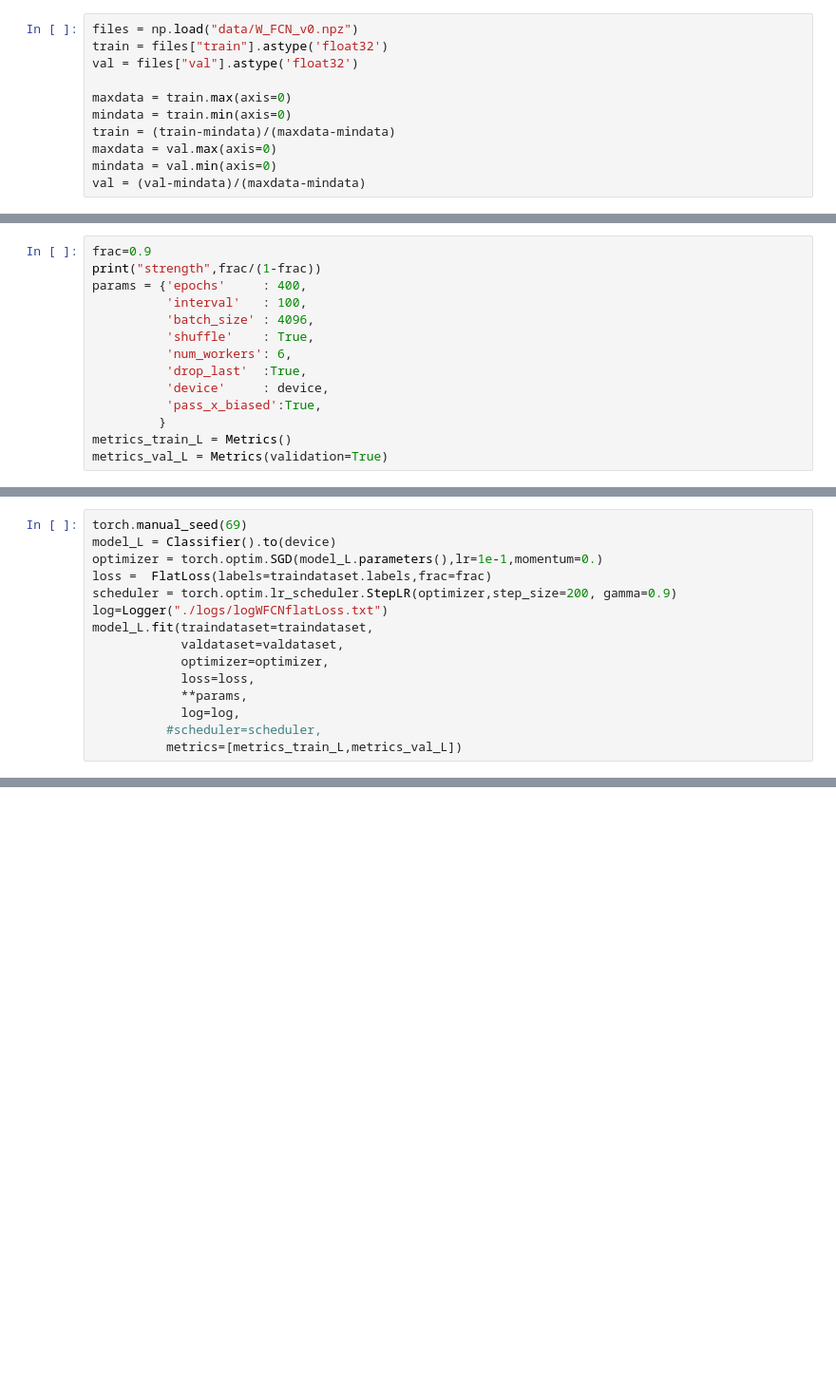
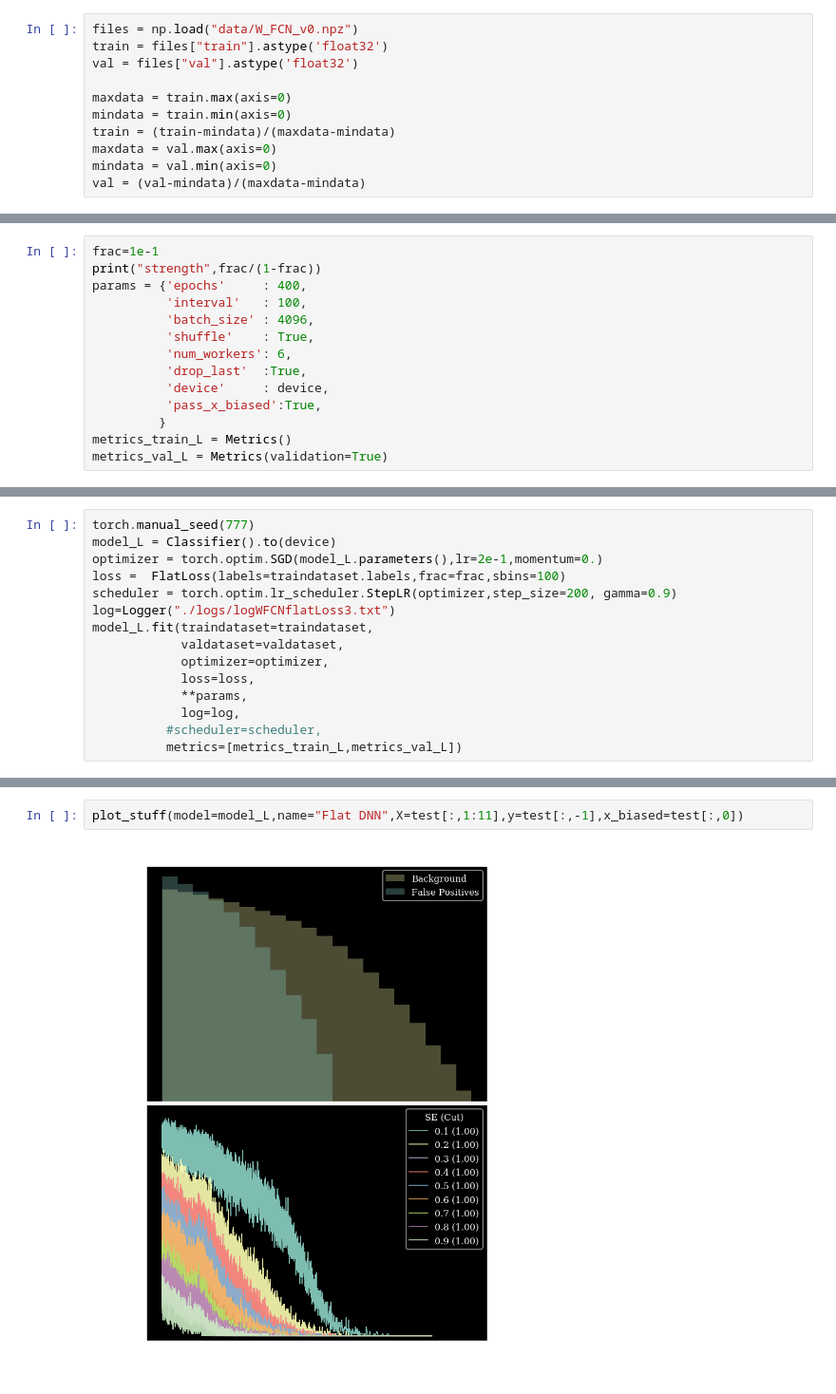
Before and after one commit to weissercn/UnbiasedML, a Jupyter notebook: UnbiasedML/nbs/W_FCN-main.ipynb, the cells around one changed output, grey strips where cells are left out. Shown: that part at 95% size. Cells and saved outputs as stored; diff of their text form; blank space fills up the shorter version.

```diff
--- a/UnbiasedML/nbs/W_FCN-main.ipynb
+++ b/UnbiasedML/nbs/W_FCN-main.ipynb
@@ -33,5 +97,5 @@ device: cpu
 # %%
-frac=0.9
+frac=1e-1
 print("strength",frac/(1-frac))
 params = {'epochs'     : 400,
           'interval'   : 100,
@@ -49,10 +113,10 @@ strength 9.000000000000002
 # %%
-torch.manual_seed(69)
+torch.manual_seed(777)
 model_L = Classifier().to(device)
-optimizer = torch.optim.SGD(model_L.parameters(),lr=1e-1,momentum=0.)
-loss =  FlatLoss(labels=traindataset.labels,frac=frac)
+optimizer = torch.optim.SGD(model_L.parameters(),lr=2e-1,momentum=0.)
+loss =  FlatLoss(labels=traindataset.labels,frac=frac,sbins=100)
 scheduler = torch.optim.lr_scheduler.StepLR(optimizer,step_size=200, gamma=0.9)
-log=Logger("./logs/logWFCNflatLoss.txt")
+log=Logger("./logs/logWFCNflatLoss3.txt")
 model_L.fit(traindataset=traindataset,
             valdataset=valdataset,
             optimizer=optimizer,
@@ -74,3 +136,7 @@ Epoch:0400/0400  (538.2s)
+# %%
+plot_stuff(model=model_L,name="Flat DNN",X=test[:,1:11],y=test[:,-1],x_biased=test[:,0])
+# %% [output]
+[figure, added]
 # %%
 params = {'epochs' : 200,
           'interval'   : 100,
```
Also changed, not shown: parts of 15 cells of this notebook, 2 other files.
